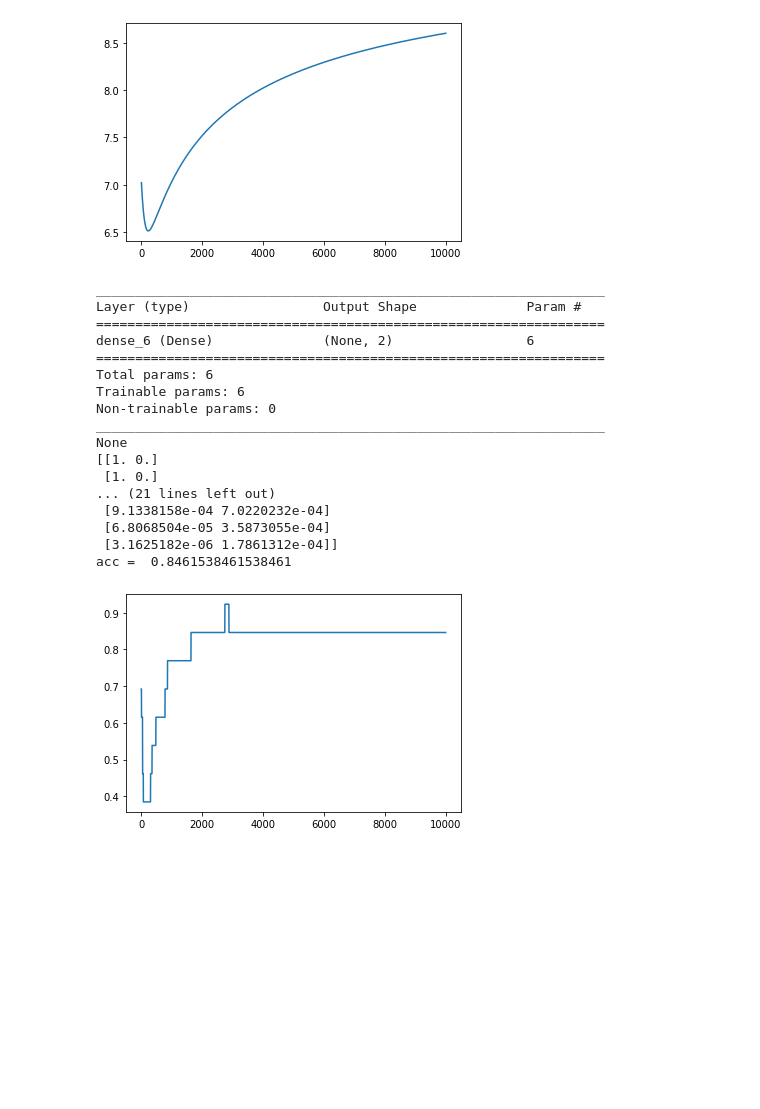
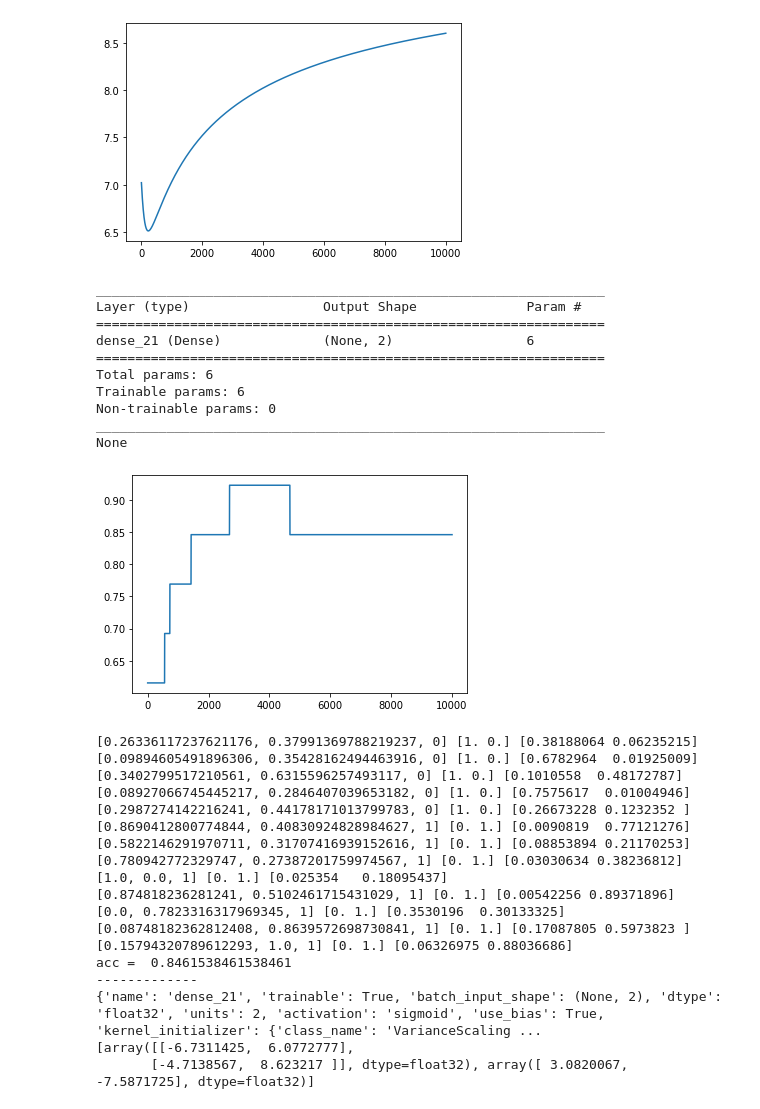
Before and after one commit to meinfokl/Python_SSNN_2021, a Jupyter notebook: neuron_c_5.ipynb, the cells around one changed output. Drawn from its saved outputs; the diff is of its cells as text; code cells hidden in the pictures; blank space fills up the shorter version.

```diff
--- a/neuron_c_5.ipynb
+++ b/neuron_c_5.ipynb
@@ -608,8 +608,18 @@ from keras.layers import Dense
 import numpy as np
 import matplotlib.pyplot as plt
 
+def normalize (train):
+    mx = []
+    mn = []
+    for i in range(len(train[0])-1):
+        mx.append(max([x[i] for x in train ]))
+        mn.append(min([x[i] for x in train ]))
+    for row in train:
+        for i in range(len(row)-1):
+            row[i] = (row[i] - mn[i]) / (mx[i] - mn[i])
+    return train
 
-T = [[2.7810836,2.550537003,0],
+T1 = [[2.7810836,2.550537003,0],
 	[1.465489372,2.362125076,0],
 	[3.396561688,4.400293529,0],
 	[1.38807019,1.850220317,0],
@@ -623,6 +633,8 @@ T = [[2.7810836,2.550537003,0],
     [1.373756466,6.108563011,1],
     [1.93756466,7.108563011,1]
     ]
+
+T = normalize(T1)
 
 N = len(T)
 M = len(T[0])-1
@@ -638,44 +650,61 @@ for i in range(N):
     else:
         y_train[i,0] = 1
 
+
+
 model = Sequential()
 model.add(Dense(2, input_dim=M, activation='sigmoid'))
 #model.add(Dense(4, activation=’softmax’))
 
 model.compile(loss='categorical_crossentropy', optimizer='adam', metrics=['accuracy'])
 print(model.summary())
 
 
 history = model.fit(X_train, y_train, epochs=10000, verbose=0)
 
 plt.plot(history.history['acc'])
-
+plt.show()
 y_pred = model.predict(X_train)
 db = 0
 for i in range(N):
     if (y_pred[i,0] > y_pred[i,1]) and (y_train[i,0] >  y_train[i,1]):
         db = db + 1
     if (y_pred[i,0] < y_pred[i,1]) and (y_train[i,0] <  y_train[i,1]):
         db = db + 1
-print (y_train)
-print (y_pred)
+for i in range(N):
+    print (T[i], y_train[i], y_pred[i])
 print ("acc = ", db/N)
+for layer in model.layers:
+    print ("-------------")
+    print(layer.get_config())
+    print(layer.get_weights())
 # %% [output]
 _________________________________________________________________
 Layer (type)                 Output Shape              Param #
 =================================================================
-dense_6 (Dense)              (None, 2)                 6
+dense_21 (Dense)             (None, 2)                 6
 =================================================================
 Total params: 6
 Trainable params: 6
 Non-trainable params: 0
 _________________________________________________________________
 None
-[[1. 0.]
- [1. 0.]
-... (21 lines left out)
- [9.1338158e-04 7.0220232e-04]
- [6.8068504e-05 3.5873055e-04]
- [3.1625182e-06 1.7861312e-04]]
-acc =  0.8461538461538461
-[figure, old version]
+[figure, new version]
+[0.26336117237621176, 0.37991369788219237, 0] [1. 0.] [0.38188064 0.06235215]
+[0.09894605491896306, 0.35428162494463916, 0] [1. 0.] [0.6782964  0.01925009]
+[0.3402799517210561, 0.6315596257493117, 0] [1. 0.] [0.1010558  0.48172787]
+[0.08927066745445217, 0.2846407039653182, 0] [1. 0.] [0.7575617  0.01004946]
+[0.2987274142216241, 0.44178171013799783, 0] [1. 0.] [0.26673228 0.1232352 ]
+[0.8690412800774844, 0.40830924828984627, 1] [0. 1.] [0.0090819  0.77121276]
+[0.5822146291970711, 0.31707416939152616, 1] [0. 1.] [0.08853894 0.21170253]
+[0.780942772329747, 0.27387201759974567, 1] [0. 1.] [0.03030634 0.38236812]
+[1.0, 0.0, 1] [0. 1.] [0.025354   0.18095437]
+[0.874818236281241, 0.5102461715431029, 1] [0. 1.] [0.00542256 0.89371896]
+[0.0, 0.7823316317969345, 1] [0. 1.] [0.3530196  0.30133325]
+[0.08748182362812408, 0.8639572698730841, 1] [0. 1.] [0.17087805 0.5973823 ]
+[0.15794320789612293, 1.0, 1] [0. 1.] [0.06326975 0.88036686]
+acc =  0.8461538461538461
+-------------
+{'name': 'dense_21', 'trainable': True, 'batch_input_shape': (None, 2), 'dtype': 'float32', 'units': 2, 'activation': 'sigmoid', 'use_bias': True, 'kernel_initializer': {'class_name': 'VarianceScaling ...
+[array([[-6.7311425,  6.0772777],
+       [-4.7138567,  8.623217 ]], dtype=float32), array([ 3.0820067, -7.5871725], dtype=float32)]
```
Also changed, not shown: parts of 3 cells of this notebook.
